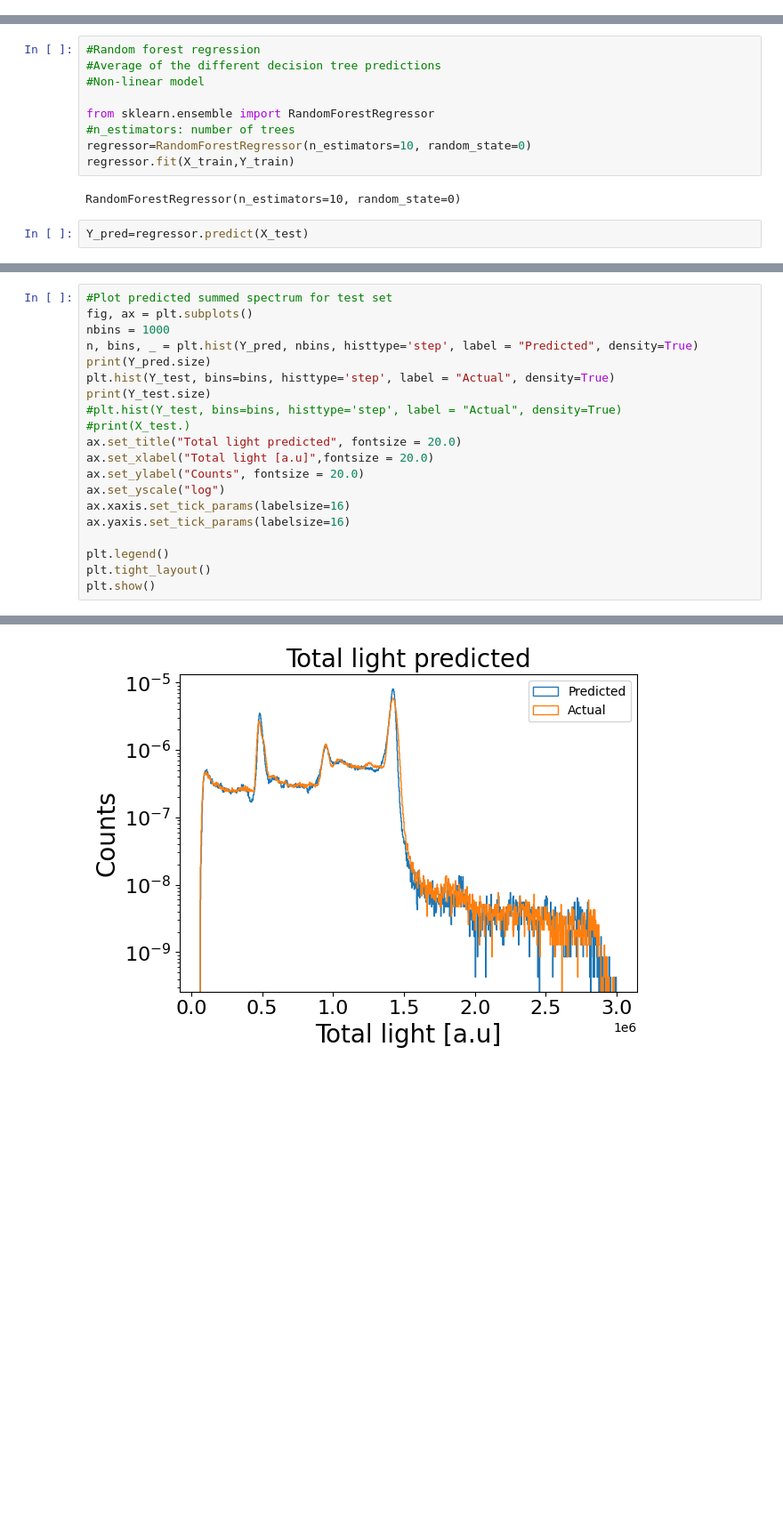
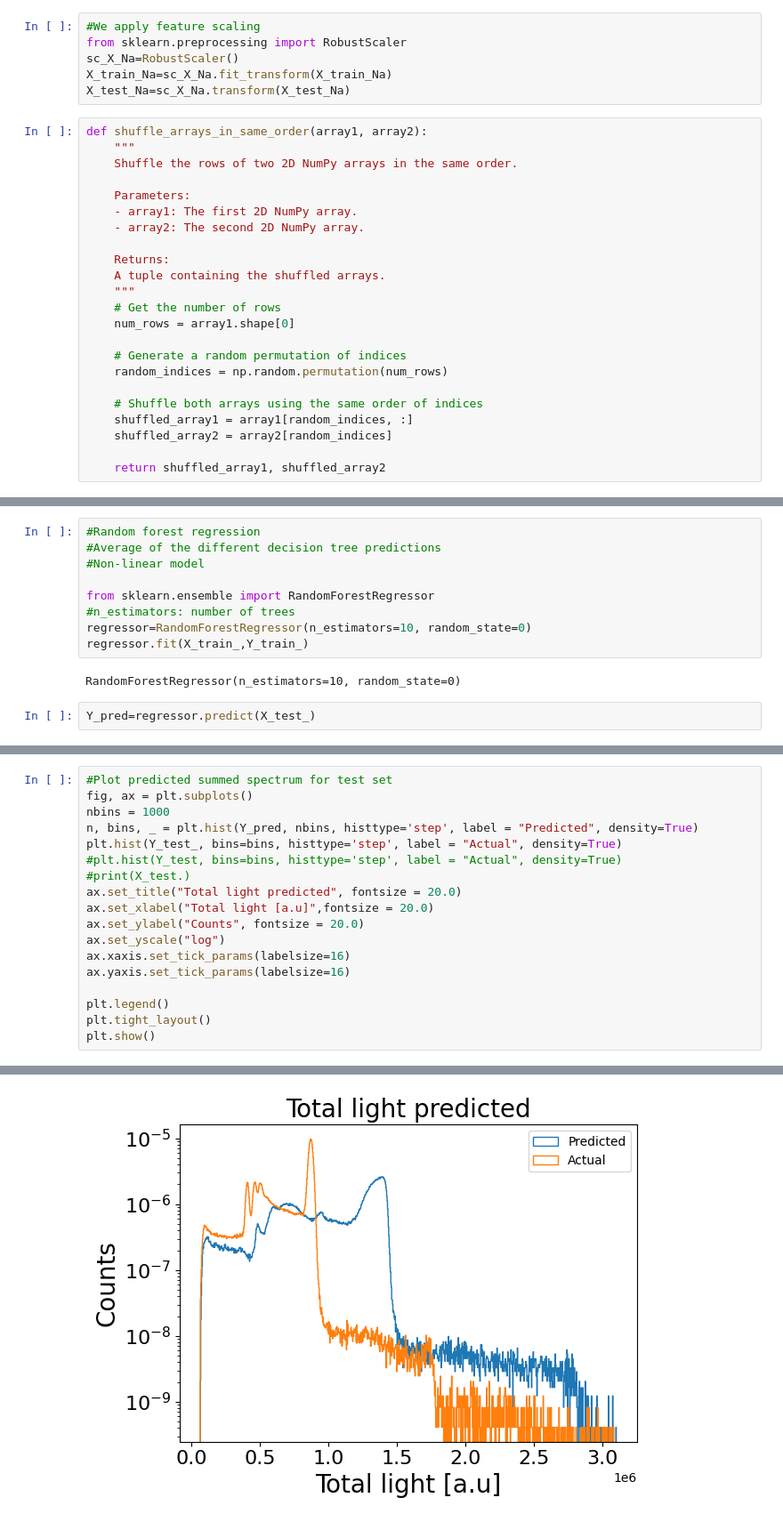
Before and after one commit to Kinexity/light-ML, a Jupyter notebook: Tlight_prediction.ipynb, the cells around one changed output, grey strips where cells are left out. Shown at 89% size. Saved outputs shown, nothing was run; the diff lists cells and outputs as text; blank space fills up the shorter version.

Commit message:
Different materials prediction

```diff
--- a/Tlight_prediction.ipynb
+++ b/Tlight_prediction.ipynb
@@ -93,3 +148,32 @@ from sklearn.preprocessing import RobustScaler
 sc_X=RobustScaler()
 X_train=sc_X.fit_transform(X_train)
 X_test=sc_X.transform(X_test)
+# %%
+#We apply feature scaling
+from sklearn.preprocessing import RobustScaler
+sc_X_Na=RobustScaler()
+X_train_Na=sc_X_Na.fit_transform(X_train_Na)
+X_test_Na=sc_X_Na.transform(X_test_Na)
+# %%
+def shuffle_arrays_in_same_order(array1, array2):
+    """
+    Shuffle the rows of two 2D NumPy arrays in the same order.
+
+    Parameters:
+    - array1: The first 2D NumPy array.
+    - array2: The second 2D NumPy array.
+
+    Returns:
+    A tuple containing the shuffled arrays.
+    """
+    # Get the number of rows
+    num_rows = array1.shape[0]
+
+    # Generate a random permutation of indices
+    random_indices = np.random.permutation(num_rows)
+
+    # Shuffle both arrays using the same order of indices
+    shuffled_array1 = array1[random_indices, :]
+    shuffled_array2 = array2[random_indices]
+
+    return shuffled_array1, shuffled_array2
@@ -101,11 +228,11 @@ X_test=sc_X.transform(X_test)
 from sklearn.ensemble import RandomForestRegressor
 #n_estimators: number of trees
 regressor=RandomForestRegressor(n_estimators=10, random_state=0)
-regressor.fit(X_train,Y_train)
+regressor.fit(X_train_,Y_train_)
 # %% [output]
 RandomForestRegressor(n_estimators=10, random_state=0)
 # %%
-Y_pred=regressor.predict(X_test)
+Y_pred=regressor.predict(X_test_)
 # %%
 #Evaluation of the performance by calculating diferences between real data and predictions (one could fit the peak with a gaussian and calculate the sigma)
 fig, ax = plt.subplots()
@@ -127,9 +253,7 @@ plt.show()
 fig, ax = plt.subplots()
 nbins = 1000
 n, bins, _ = plt.hist(Y_pred, nbins, histtype='step', label = "Predicted", density=True)
-print(Y_pred.size)
-plt.hist(Y_test, bins=bins, histtype='step', label = "Actual", density=True)
-print(Y_test.size)
+plt.hist(Y_test_, bins=bins, histtype='step', label = "Actual", density=True)
 #plt.hist(Y_test, bins=bins, histtype='step', label = "Actual", density=True)
 #print(X_test.)
 ax.set_title("Total light predicted", fontsize = 20.0)
@@ -148 +270 @@ plt.show()
-[figure, old version]
+[figure, new version]
```
Also changed, not shown: parts of 14 cells of this notebook.
